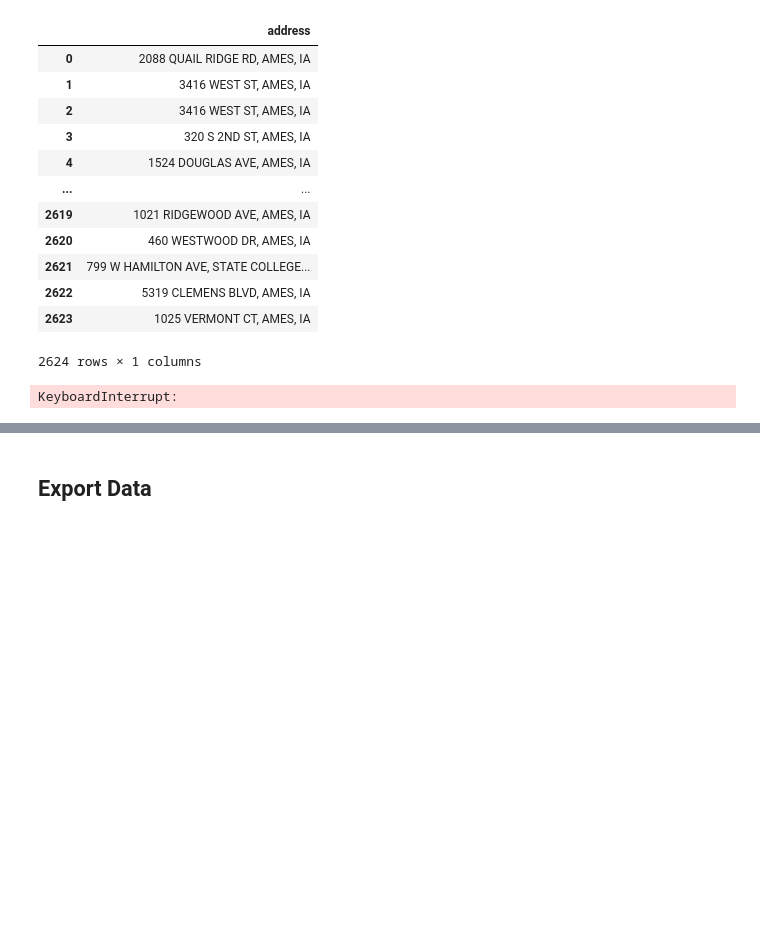
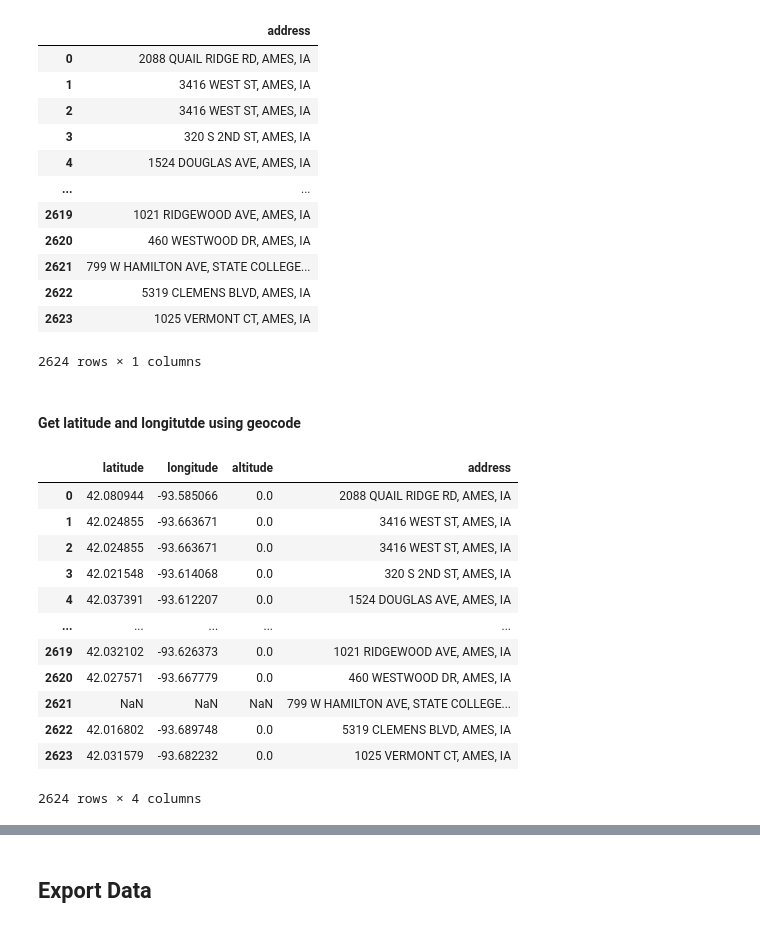
Before and after one commit to danieljinchoy/ames_housing_ml, a Jupyter notebook: Data_Preprocessing.ipynb, the cells around one changed output, grey strips where cells are left out. Cells and saved outputs as stored; diff of their text form; code cells hidden in the pictures; blank space fills up the shorter version.

```diff
--- a/Data_Preprocessing.ipynb
+++ b/Data_Preprocessing.ipynb
@@ -249,6 +250,8 @@ ames_df[['address']]
 | 2622 | 5319 CLEMENS BLVD, AMES, IA |
 | 2623 | 1025 VERMONT CT, AMES, IA |
 2624 rows × 1 columns
+# %% [markdown]
+#### Get latitude and longitutde using geocode
 # %%
 from geopy.geocoders import Nominatim
 locator = Nominatim(user_agent = 'myGeocoder')
@@ -262,6 +265,4 @@ ames_df['location'] = ames_df['address'].apply(geocode)
 # 3 - create longitude, laatitude and altitude from location column (returns tuple)
 ames_df['point'] = ames_df['location'].apply(lambda loc: tuple(loc.point) if loc else None)
 # 4 - split point column into latitude, longitude and altitude columns
-ames_df[['latitude', 'longitude', 'altitude']] = pd.DataFrame(ames_df['point'].tolist(), index=df.index)
+ames_df[['latitude', 'longitude', 'altitude']] = pd.DataFrame(ames_df['point'].tolist(), index=ames_df.index)
-# %% [output]
-KeyboardInterrupt:
@@ -269,0 +269,16 @@ from googlemaps import Client as GoogleMaps
+# %%
+ames_df[['latitude', 'longitude', 'altitude','address']]
+# %% [output]
+|  | latitude | longitude | altitude | address |
+| 0 | 42.080944 | -93.585066 | 0.0 | 2088 QUAIL RIDGE RD, AMES, IA |
+| 1 | 42.024855 | -93.663671 | 0.0 | 3416 WEST ST, AMES, IA |
+| 2 | 42.024855 | -93.663671 | 0.0 | 3416 WEST ST, AMES, IA |
+| 3 | 42.021548 | -93.614068 | 0.0 | 320 S 2ND ST, AMES, IA |
+| 4 | 42.037391 | -93.612207 | 0.0 | 1524 DOUGLAS AVE, AMES, IA |
+| ... | ... | ... | ... | ... |
+| 2619 | 42.032102 | -93.626373 | 0.0 | 1021 RIDGEWOOD AVE, AMES, IA |
+| 2620 | 42.027571 | -93.667779 | 0.0 | 460 WESTWOOD DR, AMES, IA |
+| 2621 | NaN | NaN | NaN | 799 W HAMILTON AVE, STATE COLLEGE... |
+| 2622 | 42.016802 | -93.689748 | 0.0 | 5319 CLEMENS BLVD, AMES, IA |
+| 2623 | 42.031579 | -93.682232 | 0.0 | 1025 VERMONT CT, AMES, IA |
+2624 rows × 4 columns
```
Also changed, not shown: parts of 35 cells of this notebook, 1 other file.
